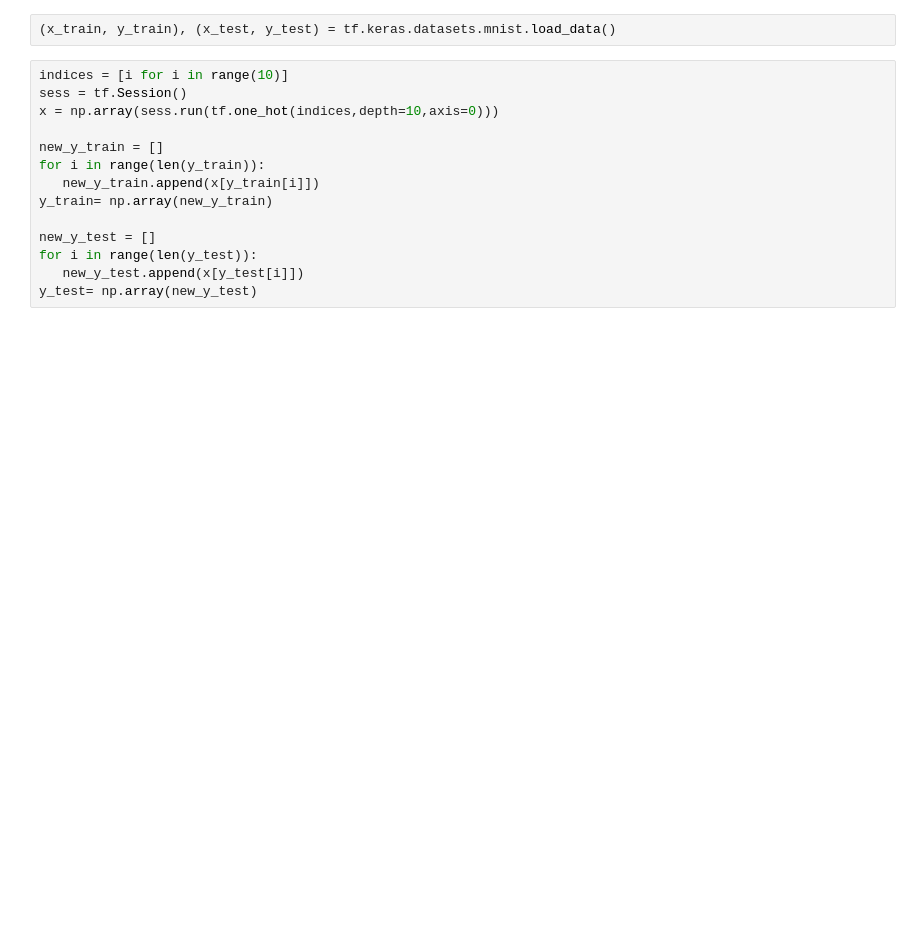
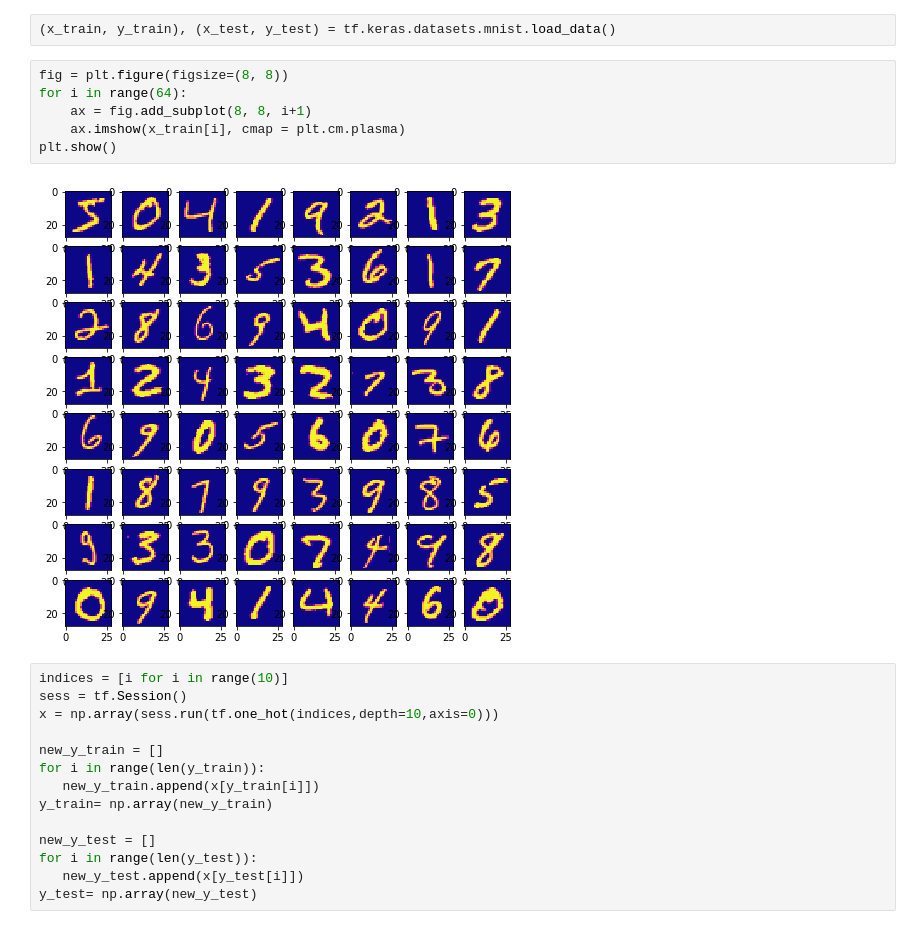
Before and after one commit to all4one-max/LEARN-DATA-SCIENCE, a Jupyter notebook: CONVOLUTIONAL NEURAL NETWORK.ipynb, the cells around one changed output. Drawn from its saved outputs; the diff is of its cells as text; blank space fills up the shorter version.

Commit message:
added images in CNN-2

```diff
--- a/CONVOLUTIONAL NEURAL NETWORK.ipynb
+++ b/CONVOLUTIONAL NEURAL NETWORK.ipynb
@@ -9,6 +10,14 @@ from keras.layers import Dense
 tf.disable_eager_execution() # need to disable eager in TF2.x
 # %%
 (x_train, y_train), (x_test, y_test) = tf.keras.datasets.mnist.load_data()
+# %%
+fig = plt.figure(figsize=(8, 8))
+for i in range(64):
+    ax = fig.add_subplot(8, 8, i+1)
+    ax.imshow(x_train[i], cmap = plt.cm.plasma)
+plt.show()
+# %% [output]
+[figure, added]
 # %%
 indices = [i for i in range(10)]
 sess = tf.Session()
```
Also changed, not shown: parts of 4 cells of this notebook.
